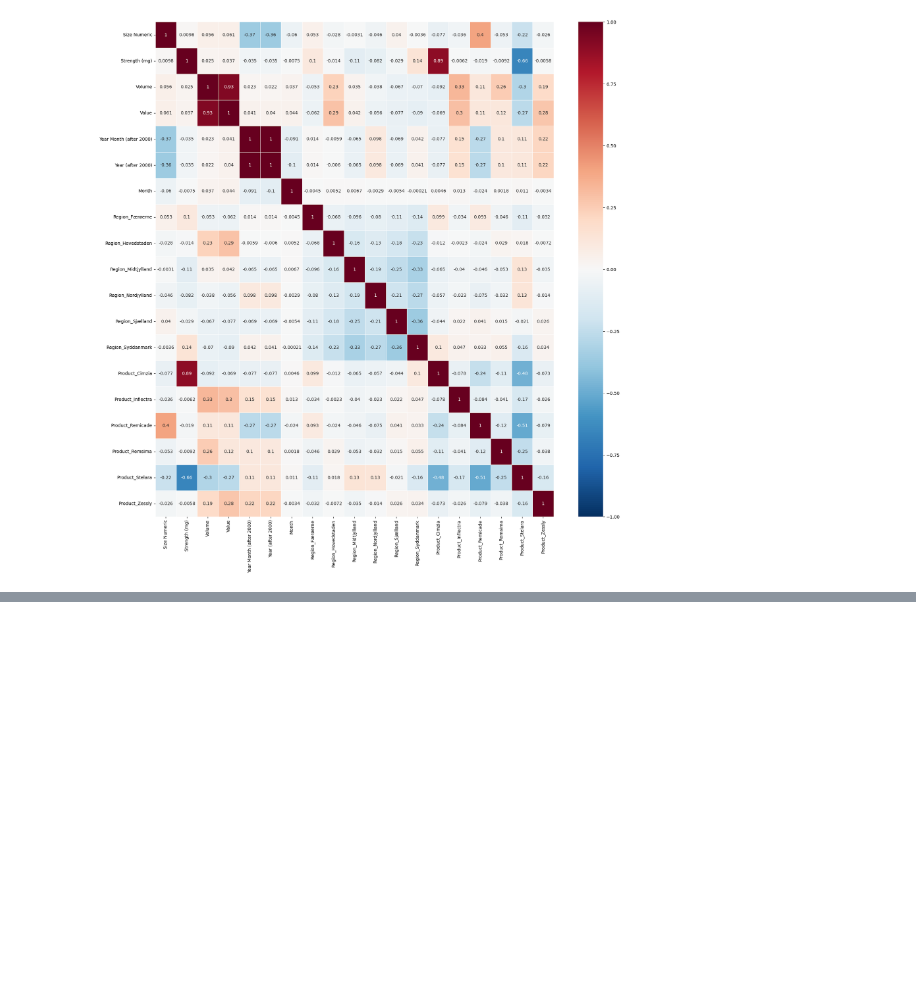
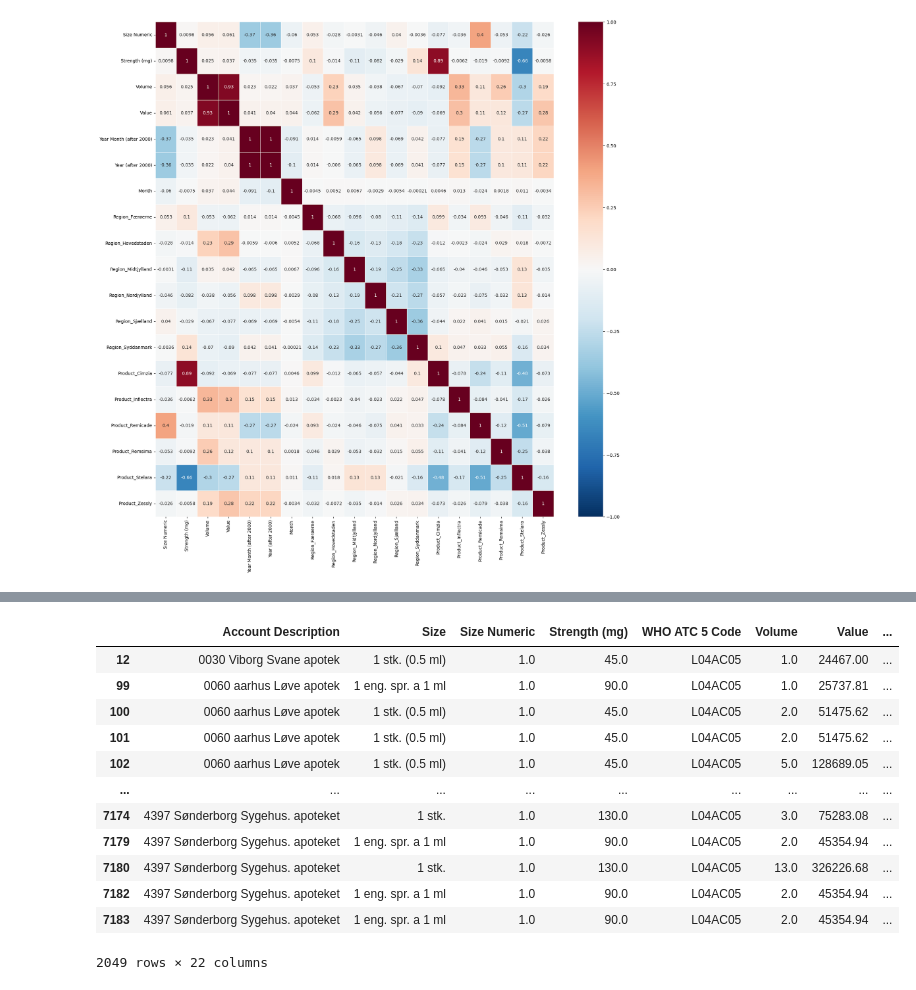
Before and after one commit to Alaa0129/Indication-Insights, a Jupyter notebook: src/DataExploration.ipynb, the cells around one changed output, grey strips where cells are left out. Saved outputs shown, nothing was run; the diff lists cells and outputs as text; code cells hidden in the pictures; blank space fills up the shorter version.

```diff
--- a/src/DataExploration.ipynb
+++ b/src/DataExploration.ipynb
@@ -148,0 +155,18 @@ NameError: name 'df' is not defined
+# %%
+SortedDf = df[(df['Year (after 2000)'] >= 16) & (df['Year (after 2000)'] <= 20) & (df['Product_Stelara'] == True)]
+
+SortedDf
+# %% [output]
+|  | Account Description | Size | Size Numeric | Strength (mg) | WHO ATC 5 Code | Volume | Value | ... |
+| 12 | 0030 Viborg Svane apotek | 1 stk. (0.5 ml) | 1.0 | 45.0 | L04AC05 | 1.0 | 24467.00 | ... |
+| 99 | 0060 aarhus Løve apotek | 1 eng. spr. a 1 ml | 1.0 | 90.0 | L04AC05 | 1.0 | 25737.81 | ... |
+| 100 | 0060 aarhus Løve apotek | 1 stk. (0.5 ml) | 1.0 | 45.0 | L04AC05 | 2.0 | 51475.62 | ... |
+| 101 | 0060 aarhus Løve apotek | 1 stk. (0.5 ml) | 1.0 | 45.0 | L04AC05 | 2.0 | 51475.62 | ... |
+| 102 | 0060 aarhus Løve apotek | 1 stk. (0.5 ml) | 1.0 | 45.0 | L04AC05 | 5.0 | 128689.05 | ... |
+| ... | ... | ... | ... | ... | ... | ... | ... | ... |
+| 7174 | 4397 Sønderborg Sygehus. apoteket | 1 stk. | 1.0 | 130.0 | L04AC05 | 3.0 | 75283.08 | ... |
+| 7179 | 4397 Sønderborg Sygehus. apoteket | 1 eng. spr. a 1 ml | 1.0 | 90.0 | L04AC05 | 2.0 | 45354.94 | ... |
+| 7180 | 4397 Sønderborg Sygehus. apoteket | 1 stk. | 1.0 | 130.0 | L04AC05 | 13.0 | 326226.68 | ... |
+| 7182 | 4397 Sønderborg Sygehus. apoteket | 1 eng. spr. a 1 ml | 1.0 | 90.0 | L04AC05 | 2.0 | 45354.94 | ... |
+| 7183 | 4397 Sønderborg Sygehus. apoteket | 1 eng. spr. a 1 ml | 1.0 | 90.0 | L04AC05 | 2.0 | 45354.94 | ... |
+2049 rows × 22 columns
```
Also changed, not shown: parts of 5 cells of this notebook, 9 other files.
